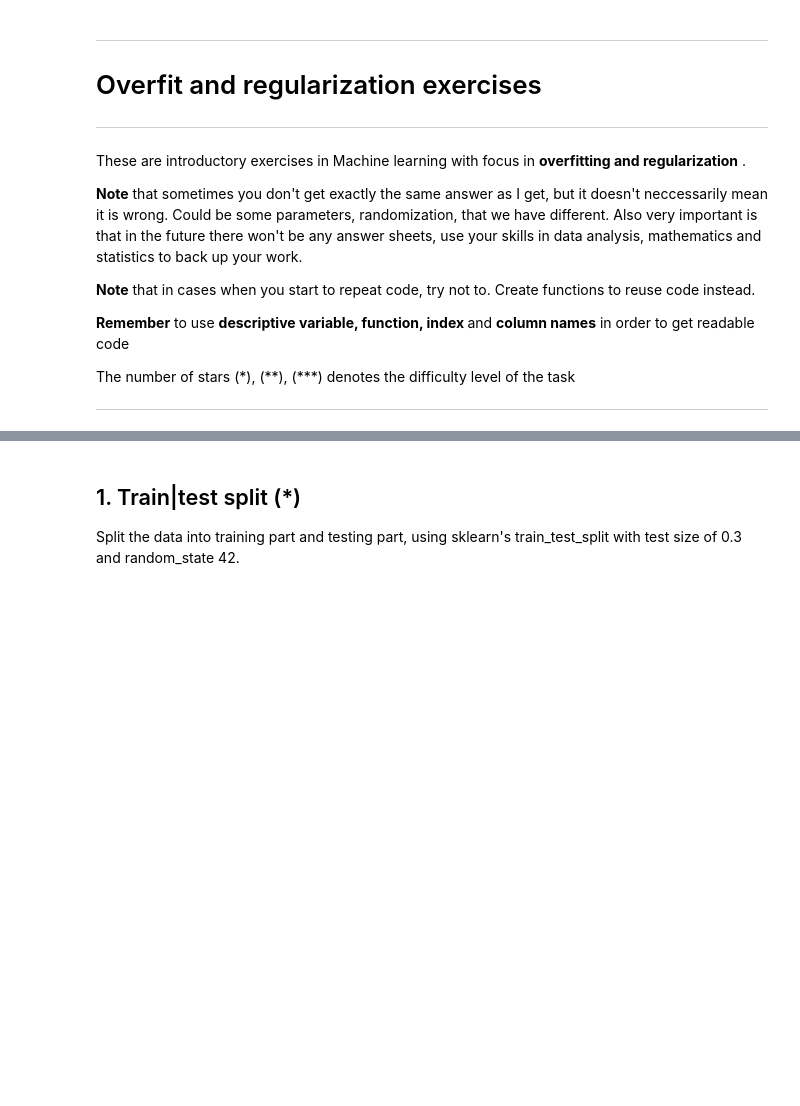
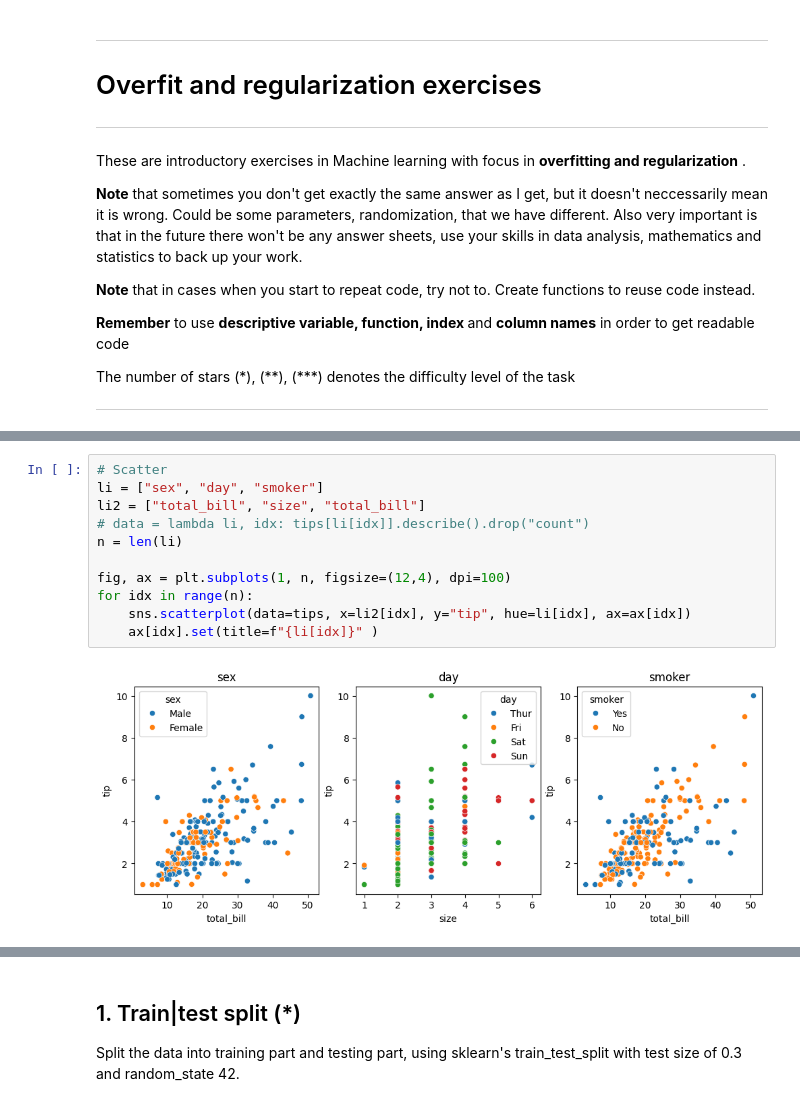
Before and after one commit to Adam-Teo/AT24-Machine-Learning-Adam-Teodorsson, a Jupyter notebook: Exercises_notes/E02_overfit_regularization.ipynb, the cells around one changed output, grey strips where cells are left out. Drawn from its saved outputs; the diff is of its cells as text; blank space fills up the shorter version.

```diff
--- a/Exercises_notes/E02_overfit_regularization.ipynb
+++ b/Exercises_notes/E02_overfit_regularization.ipynb
@@ -130,0 +98,13 @@ sns.lineplot(x=tips_int["size"], y=tips_int["tip"])
+# %%
+# Scatter
+li = ["sex", "day", "smoker"]
+li2 = ["total_bill", "size", "total_bill"]
+# data = lambda li, idx: tips[li[idx]].describe().drop("count")
+n = len(li)
+
+fig, ax = plt.subplots(1, n, figsize=(12,4), dpi=100)
+for idx in range(n):
+    sns.scatterplot(data=tips, x=li2[idx], y="tip", hue=li[idx], ax=ax[idx])
+    ax[idx].set(title=f"{li[idx]}" )
+# %% [output]
+[figure, added]
```
Also changed, not shown: parts of 27 cells of this notebook, 27 other files.
